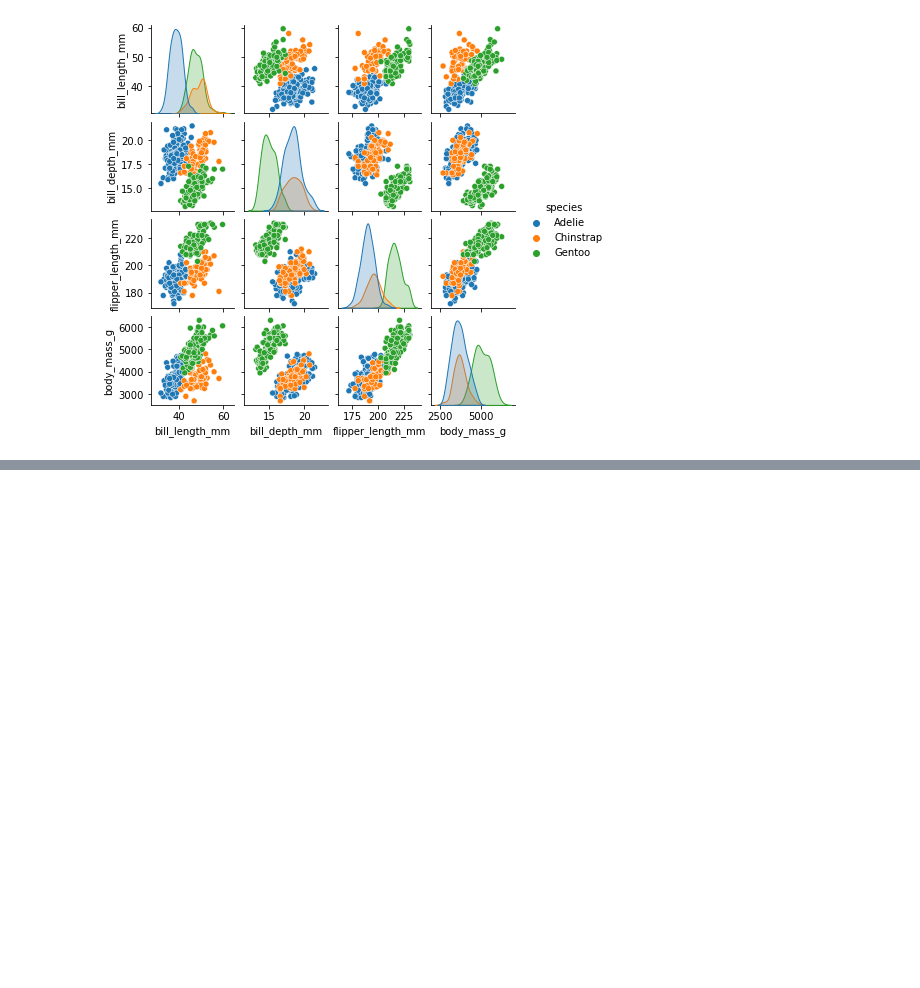
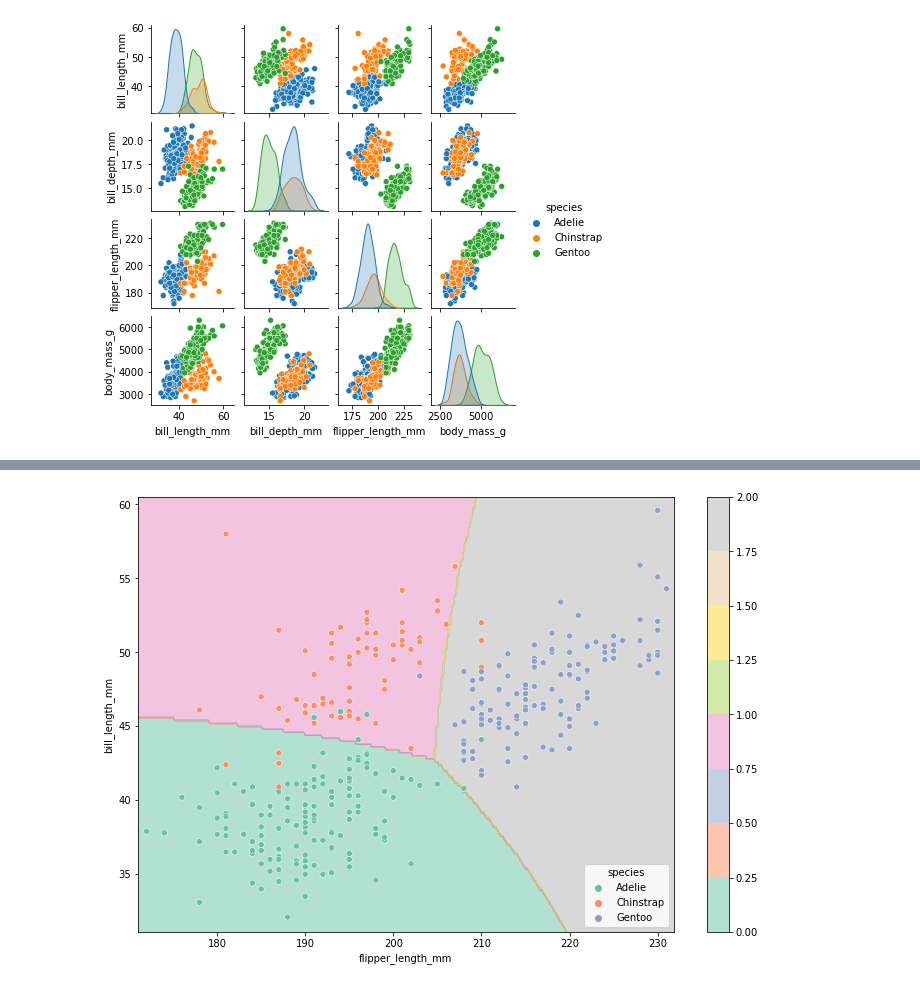
Before and after one commit to yuvalBerghaus/Data_Analysis, a Jupyter notebook: Task4/penguins.ipynb, the cells around one changed output, grey strips where cells are left out. Cells and saved outputs as stored; diff of their text form; code cells hidden in the pictures; blank space fills up the shorter version.

```diff
--- a/Task4/penguins.ipynb
+++ b/Task4/penguins.ipynb
@@ -91,0 +89,34 @@ y_penguins = encoder.fit_transform(y_penguins)
+# %%
+import numpy as np
+import matplotlib.pyplot as plt
+import seaborn as sns
+
+# Predict class labels for the test set
+y_pred = gnb.predict(X_test)
+
+# Get class labels for coloring the scatter plot
+hueorder = gnb.classes_
+
+# Set the range for the decision boundary plot
+x_min, x_max = X.iloc[:, 0].min() - 1, X.iloc[:, 0].max() + 1
+y_min, y_max = X.iloc[:, 1].min() - 1, X.iloc[:, 1].max() + 1
+
+# Generate a meshgrid for the decision boundary plot
+xx, yy = np.meshgrid(np.arange(x_min, x_max, 0.2), np.arange(y_min, y_max, 0.2))
+
+# Create a contour plot of the decision boundaries
+colors = "Set2"
+plt.contourf(xx, yy, np.argmax(gnb.predict_proba(np.c_[xx.ravel(), yy.ravel()]), axis=1).reshape(xx.shape), cmap=colors, alpha=0.5, zorder=1)
+plt.colorbar()
+
+# Create a scatter plot of the data points
+sns.scatterplot(data=df, x="flipper_length_mm", y="bill_length_mm", hue=y, hue_order=hueorder, palette=colors, zorder=2)
+
+# Set the size of the plot
+fig = plt.gcf()
+fig.set_size_inches(12, 8)
+
+# Show the plot
+plt.show()
+# %% [output]
+[figure, added]
```
Also changed, not shown: parts of 24 cells of this notebook.
